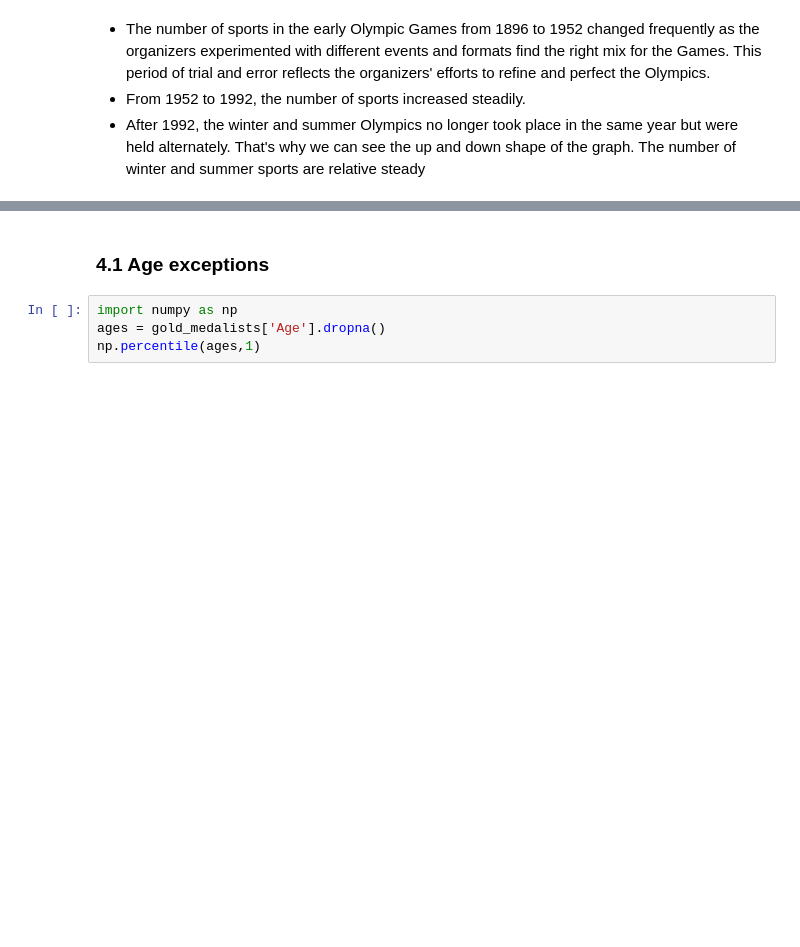
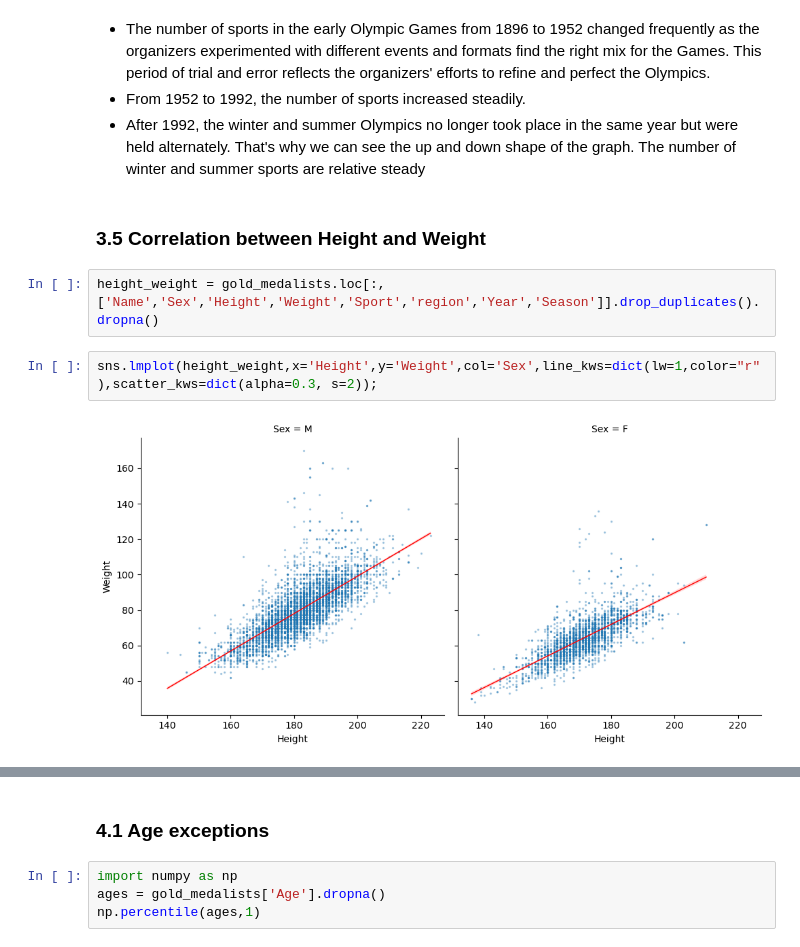
Before and after one commit to DucNinhVo/olympic-games, a Jupyter notebook: olympic_games.ipynb, the cells around one changed output, grey strips where cells are left out. Drawn from its saved outputs; the diff is of its cells as text; blank space fills up the shorter version.

```diff
--- a/olympic_games.ipynb
+++ b/olympic_games.ipynb
@@ -255,3 +275,11 @@ plt.show()
 - The number of sports in the early Olympic Games from 1896 to 1952 changed frequently as the organizers experimented with different events and formats find the right mix for the Games. This period of trial and error reflects the organizers' efforts to refine and perfect the Olympics.
 - From 1952 to 1992, the number of sports increased steadily.
 - After 1992, the winter and summer Olympics no longer took place in the same year but were held alternately. That's why we can see the up and down shape of the graph. The number of winter and summer sports are relative steady
+# %% [markdown]
+### 3.5 Correlation between Height and Weight
+# %%
+height_weight = gold_medalists.loc[:,['Name','Sex','Height','Weight','Sport','region','Year','Season']].drop_duplicates().dropna()
+# %%
+sns.lmplot(height_weight,x='Height',y='Weight',col='Sex',line_kws=dict(lw=1,color="r"),scatter_kws=dict(alpha=0.3, s=2));
+# %% [output]
+[figure, added]
```
Also changed, not shown: parts of 30 cells of this notebook.
